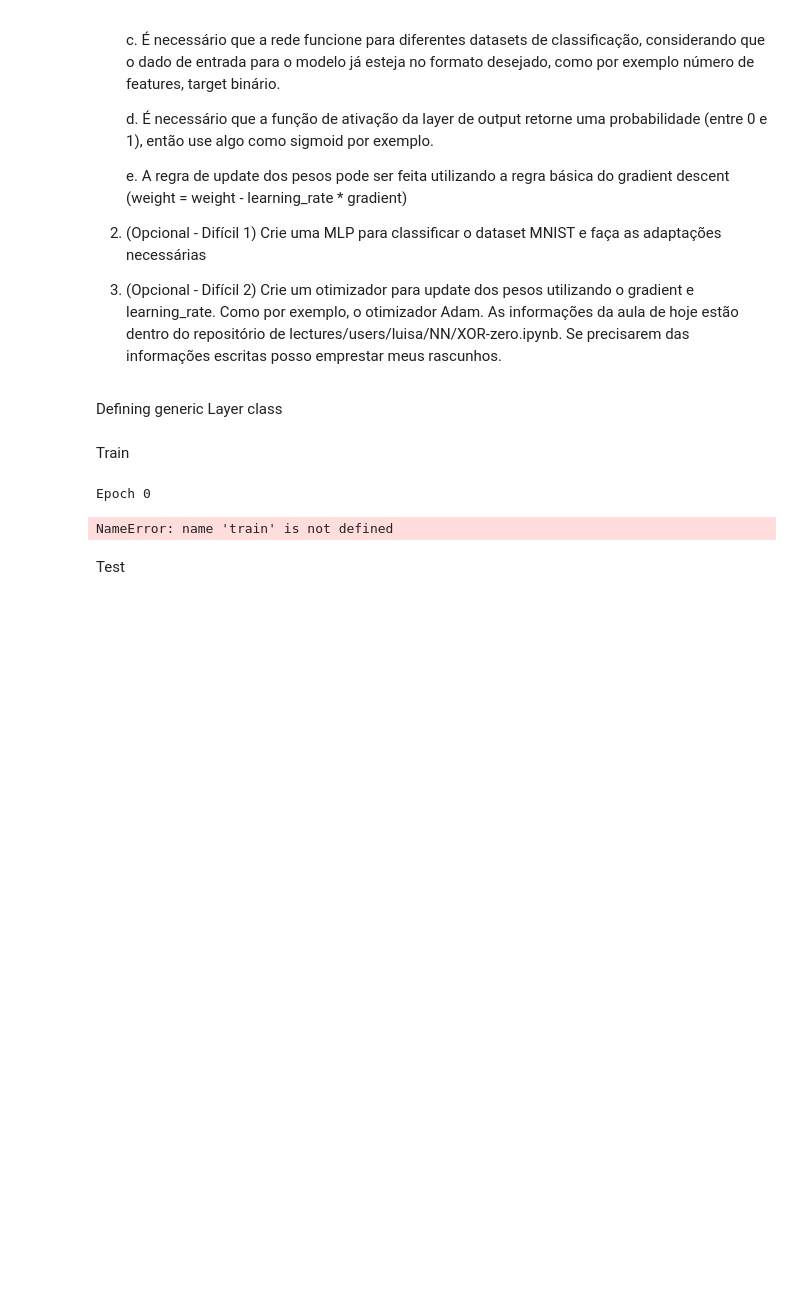
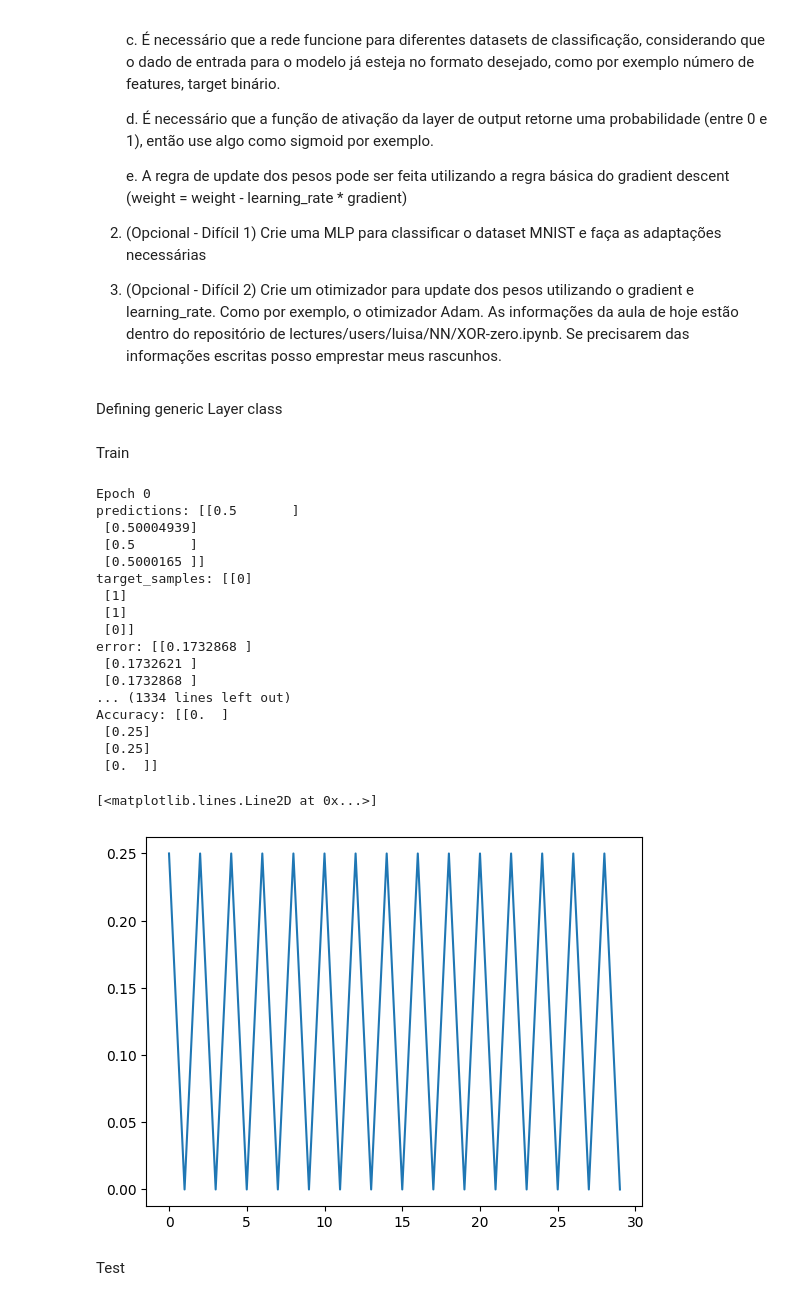
Before and after one commit to guilhermealvesc-finspaceai/mlp-estudos, a Jupyter notebook: 3-desafio/layer_backprop.ipynb, the cells around one changed output. Saved outputs shown, nothing was run; the diff lists cells and outputs as text; code cells hidden in the pictures; blank space fills up the shorter version.

Commit message:
dbceloss (net is not learning)

```diff
--- a/3-desafio/layer_backprop.ipynb
+++ b/3-desafio/layer_backprop.ipynb
@@ -103,7 +111,7 @@ class MLP(NetOperation):
     input_layer = [Layer(n_features, neurons_per_layer[0])]
     hidden_layers = []
 
-    for i in range(len(neurons_per_layer)):
+    for i in range(len(neurons_per_layer) - 1):
 
       hidden_layers.extend([ReLU(), Layer(neurons_per_layer[i], neurons_per_layer[i + 1])])
 
@@ -128,58 +136,93 @@ class MLP(NetOperation):
       grad = layer.backward(grad)
 
     self.layers.reverse()
+
+  def optimize(self, learning_rate):
+    for i, layer in enumerate(self.layers):
+      if hasattr(layer, 'weights'):
+        print(f"Layer {i} weights before optimize:")
+        print(layer.weights)
+      layer.optimize(learning_rate)
+      if hasattr(layer, 'weights'):
+        print(f"Layer {i} weights after optimize:")
+        print(layer.weights)
 # %% [markdown]
 Train
 # %%
 from matplotlib import pyplot as plt
 
+# https://towardsdatascience.com/nothing-but-numpy-understanding-creating-binary-classification-neural-networks-with-e746423c8d5c
 def BCELoss(prediction, target):
   n = len(target)
   return - 1 / n * (target * np.log(prediction) + (1 - target) * np.log(1 - prediction))
+
+def dBCELoss(prediction, target):
+  return - target / prediction + (1 - target) / (1 - prediction)
 
 
 X = np.array([
   [0, 0],
   [0, 1],
   [1, 0],
   [1, 1],
 ])
 Y = np.array([
   [0],
   [1],
   [1],
   [0]
 ])
 
-net = MLP(2, [2, 2, 1])
+net = MLP(2, [2, 1])
 
-learning_rate = 0.1
-batch_size = 2
+learning_rate = 12
+batch_size = 4
 xs = range(30)
 accuracies = []
 for epoch in xs:
   print(f'Epoch {epoch}')
   hits = 0
   for i in range(0, len(X), batch_size):
-    train_sample = X[i]
-    target_sample = Y[i]
+    train_samples = X[i : i + batch_size]
+    target_samples = Y[i : i + batch_size]
 
 
-    prediction = net.forward(train_sample)
-    error = (prediction - target_sample)**2
-
-    net.backward(2 * (prediction - target_sample))
+    predictions = net.forward(train_samples)
+    print(f'predictions: {predictions}')
+    print(f'target_samples: {target_samples}')
+    error = BCELoss(predictions, target_samples)
+    d_bce_loss = dBCELoss(predictions, target_samples)
+    print(f'error: {error}')
+    print(f'd_bce_loss: {d_bce_loss}')
+    net.backward(d_bce_loss)
     net.optimize(learning_rate)
 
-    hits += prediction == target_sample
+    hits += (predictions > 0.5) == target_samples
 
   accuracies.append((hits / len(X)).reshape(-1)[0])
 
   print(f'Accuracy: {hits / len(X)}')
 plt.plot(xs, accuracies)
 # %% [output]
 Epoch 0
+predictions: [[0.5       ]
+ [0.50004939]
+ [0.5       ]
+ [0.5000165 ]]
+target_samples: [[0]
+ [1]
+ [1]
+ [0]]
+error: [[0.1732868 ]
+ [0.1732621 ]
+ [0.1732868 ]
+... (1334 lines left out)
+Accuracy: [[0.  ]
+ [0.25]
+ [0.25]
+ [0.  ]]
-NameError: name 'train' is not defined
+[<matplotlib.lines.Line2D at 0x...>]
+[figure, added]
 # %% [markdown]
 Test
 # %%
```
Also changed, not shown: parts of 2 cells of this notebook.
